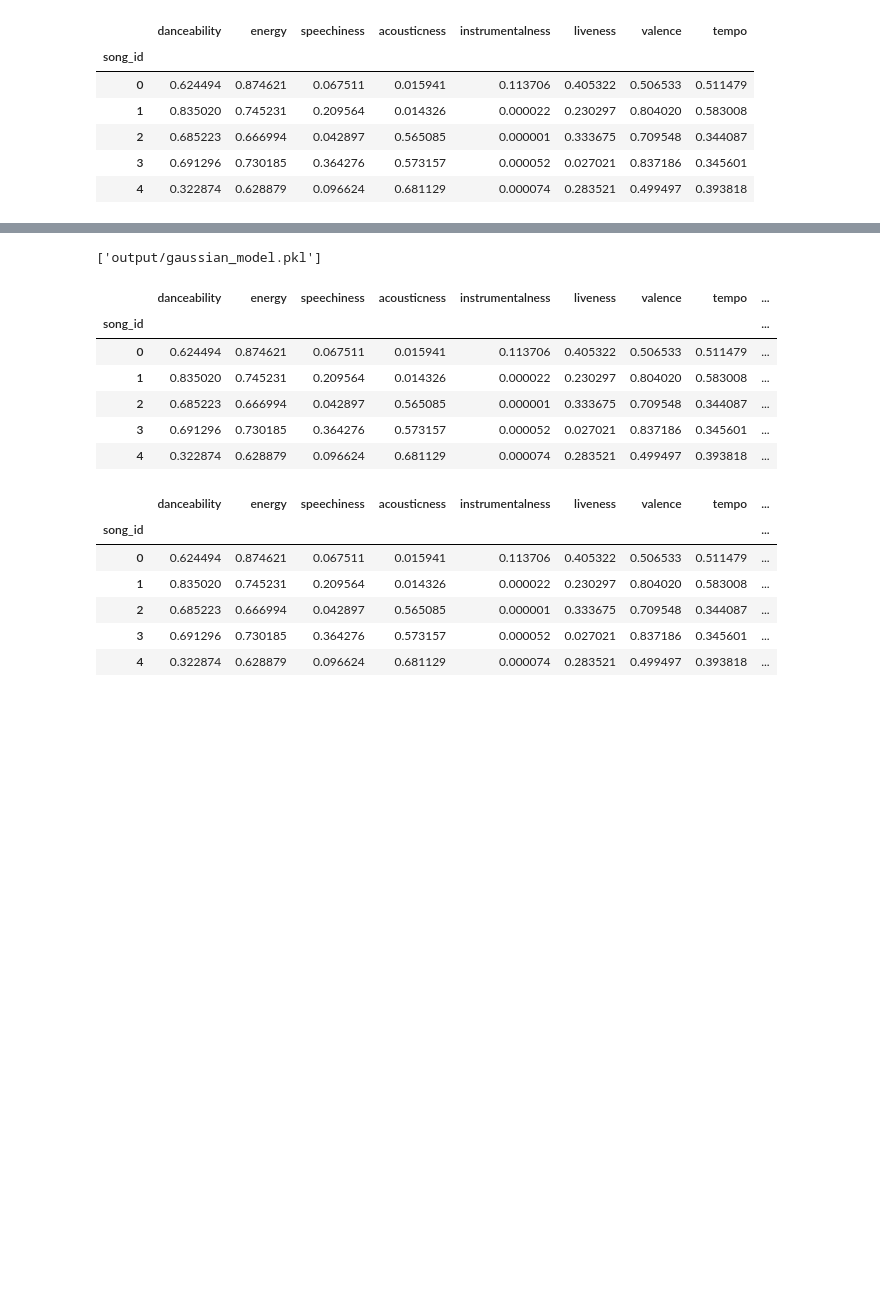
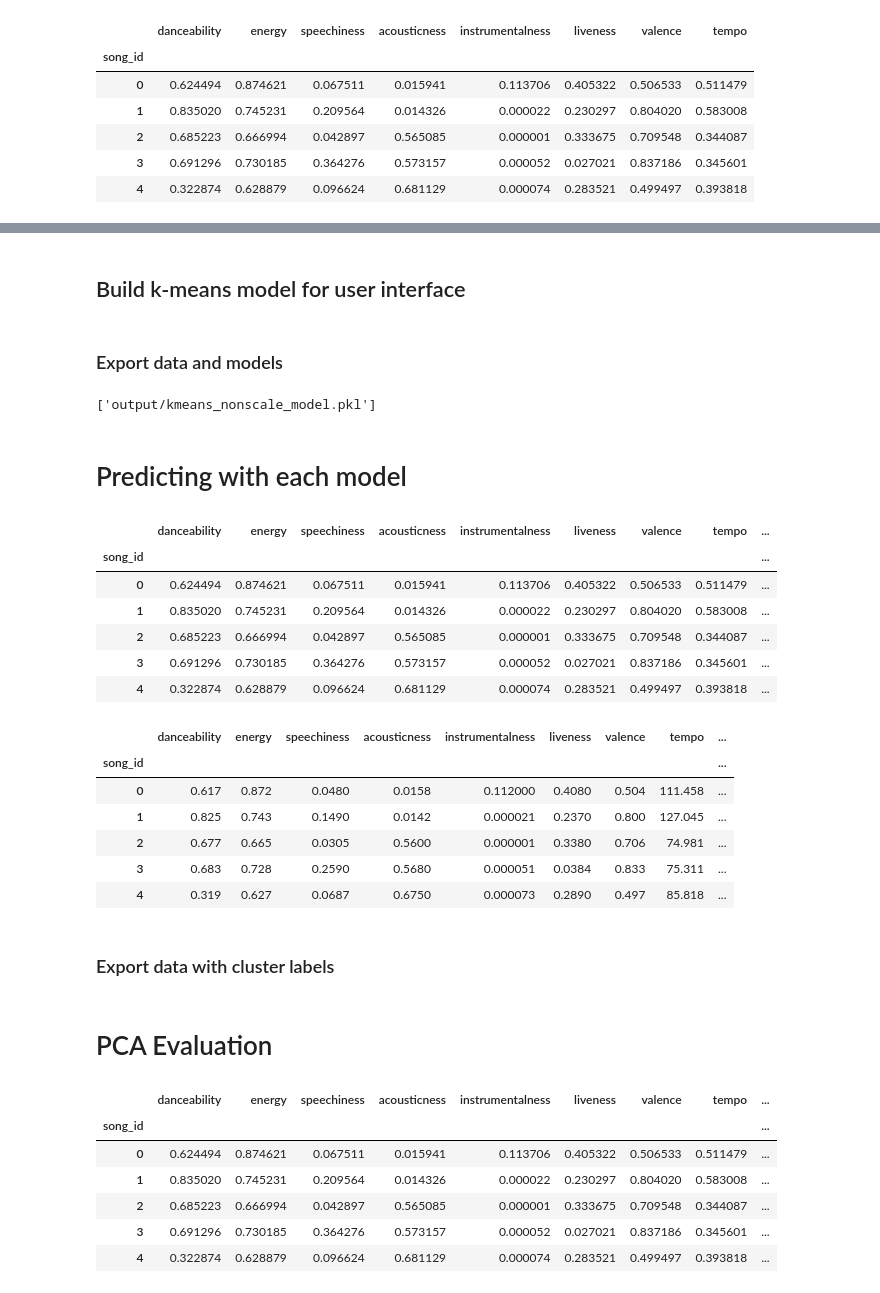
Before and after one commit to dennybett/Song-Recommendation-System, a Jupyter notebook: main.ipynb, the cells around one changed output, grey strips where cells are left out. Drawn from its saved outputs; the diff is of its cells as text; code cells hidden in the pictures; blank space fills up the shorter version.

```diff
--- a/main.ipynb
+++ b/main.ipynb
@@ -267,0 +267,7 @@ df_scaled.head()
+# %%
+# Create a non-scaled dataframe to use with interface
+df_non_scaled = df_data[['danceability', 'energy', 'speechiness',
+       'acousticness', 'instrumentalness', 'liveness', 'valence', 'tempo']]
+df_non_scaled['song_id'] = df_non_scaled.index
+df_non_scaled = df_non_scaled.set_index('song_id')
+df_non_scaled.head()
@@ -334,31 +350,67 @@ display(score_gaussian)
+# %% [markdown]
+## Build k-means model for user interface
+# %%
+# Create a non-scaled dataframe with K-Means cluster labels to be use with user interface
+# Create a list to store values and the values of k
+score_kmeans2 = []
+
+# Create a list to set the range of k values to test
+k = list(range(2, 11))
+
+# Iterate through the different cluster count (`i`).
+for i in k:
+    # Kmeans variance
+    k2_model = KMeans(n_clusters=i, n_init='auto')
+    k2_model.fit(df_non_scaled)
+# %% [markdown]
+### Export data and models
 # %%
 # save scaled data for interface
 df_scaled.to_csv("output/df_scaled.csv")
 
-# Save the KMeans model
+# save non-scaled data for interface
+df_non_scaled.to_csv("output/df_non_scaled.csv")
+
+# Save the models
 joblib.dump(k_model, 'output/kmeans_model.pkl')
 joblib.dump(agglo_model, 'output/agglo_model.pkl')
 joblib.dump(gaussian_model, 'output/gaussian_model.pkl')
+joblib.dump(k2_model, 'output/kmeans_nonscale_model.pkl')
 # %% [output]
-['output/gaussian_model.pkl']
+['output/kmeans_nonscale_model.pkl']
+# %% [markdown]
+# Predicting with each model
 # %%
 # Predicting the clusters
 kmeans_labels = k_model.predict(df_scaled)
 agglo_labels = agglo_model.fit_predict(df_scaled)
 gaussian_labels = gaussian_model.predict(df_scaled)
+kmeans2_labels = k2_model.predict(df_non_scaled)
+
 # Creating a new dataframe to hold the scaled data
 df_scaled_with_labels = df_scaled.copy()
+df_non_scaled_with_labels = df_non_scaled.copy()
+
 # Add the labels to the scaled dataframe
 df_scaled_with_labels['kmeans_labels'] = kmeans_labels
 df_scaled_with_labels['agglo_labels'] = agglo_labels
 df_scaled_with_labels['gaussian_labels'] = gaussian_labels
+df_non_scaled_with_labels['kmeans_labels'] = kmeans2_labels
 
-df_scaled_with_labels.head()
+display(df_scaled_with_labels.head())
+display(df_non_scaled_with_labels.head())
 # %% [output]
 |  | danceability | energy | speechiness | acousticness | instrumentalness | liveness | valence | tempo | ... |
 | song_id |  |  |  |  |  |  |  |  | ... |
 | 0 | 0.624494 | 0.874621 | 0.067511 | 0.015941 | 0.113706 | 0.405322 | 0.506533 | 0.511479 | ... |
 | 1 | 0.835020 | 0.745231 | 0.209564 | 0.014326 | 0.000022 | 0.230297 | 0.804020 | 0.583008 | ... |
 | 2 | 0.685223 | 0.666994 | 0.042897 | 0.565085 | 0.000001 | 0.333675 | 0.709548 | 0.344087 | ... |
 | 3 | 0.691296 | 0.730185 | 0.364276 | 0.573157 | 0.000052 | 0.027021 | 0.837186 | 0.345601 | ... |
 | 4 | 0.322874 | 0.628879 | 0.096624 | 0.681129 | 0.000074 | 0.283521 | 0.499497 | 0.393818 | ... |
+|  | danceability | energy | speechiness | acousticness | instrumentalness | liveness | valence | tempo | ... |
+| song_id |  |  |  |  |  |  |  |  | ... |
+| 0 | 0.617 | 0.872 | 0.0480 | 0.0158 | 0.112000 | 0.4080 | 0.504 | 111.458 | ... |
+| 1 | 0.825 | 0.743 | 0.1490 | 0.0142 | 0.000021 | 0.2370 | 0.800 | 127.045 | ... |
+| 2 | 0.677 | 0.665 | 0.0305 | 0.5600 | 0.000001 | 0.3380 | 0.706 | 74.981 | ... |
+| 3 | 0.683 | 0.728 | 0.2590 | 0.5680 | 0.000051 | 0.0384 | 0.833 | 75.311 | ... |
+| 4 | 0.319 | 0.627 | 0.0687 | 0.6750 | 0.000073 | 0.2890 | 0.497 | 85.818 | ... |
@@ -368 +417,3 @@ df_scaled_with_labels.to_csv('output/df_scaled_with_labels.csv')
+# %% [markdown]
+### Export data with cluster labels
 # %%
@@ -379,3 +439,5 @@ df_data_with_labels.to_csv('output/df_cleaned_with_labels.csv')
+# %% [markdown]
+# PCA Evaluation
 # %%
 # Create a PCA object
 pca = PCA(n_components=2)
```
Also changed, not shown: parts of 21 cells of this notebook, 14 other files.
